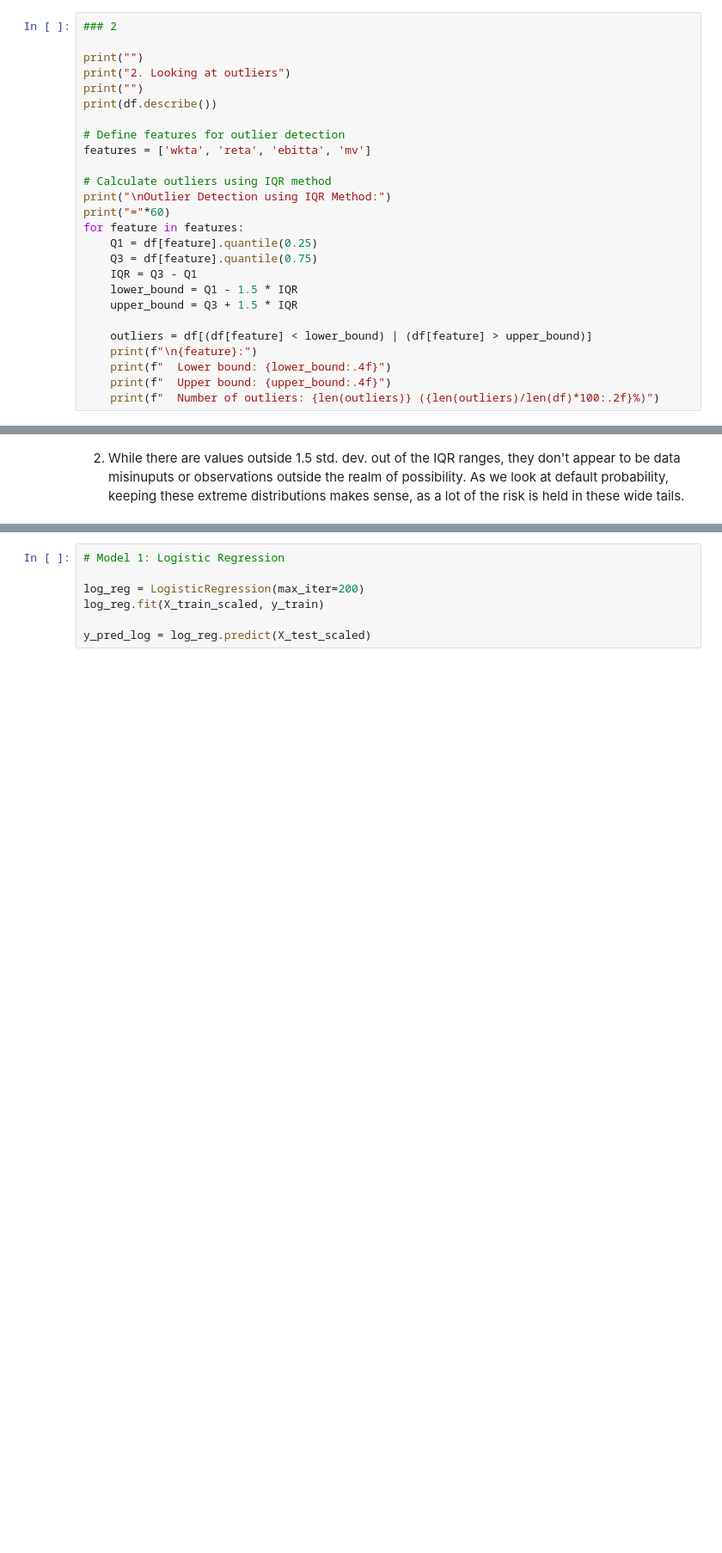
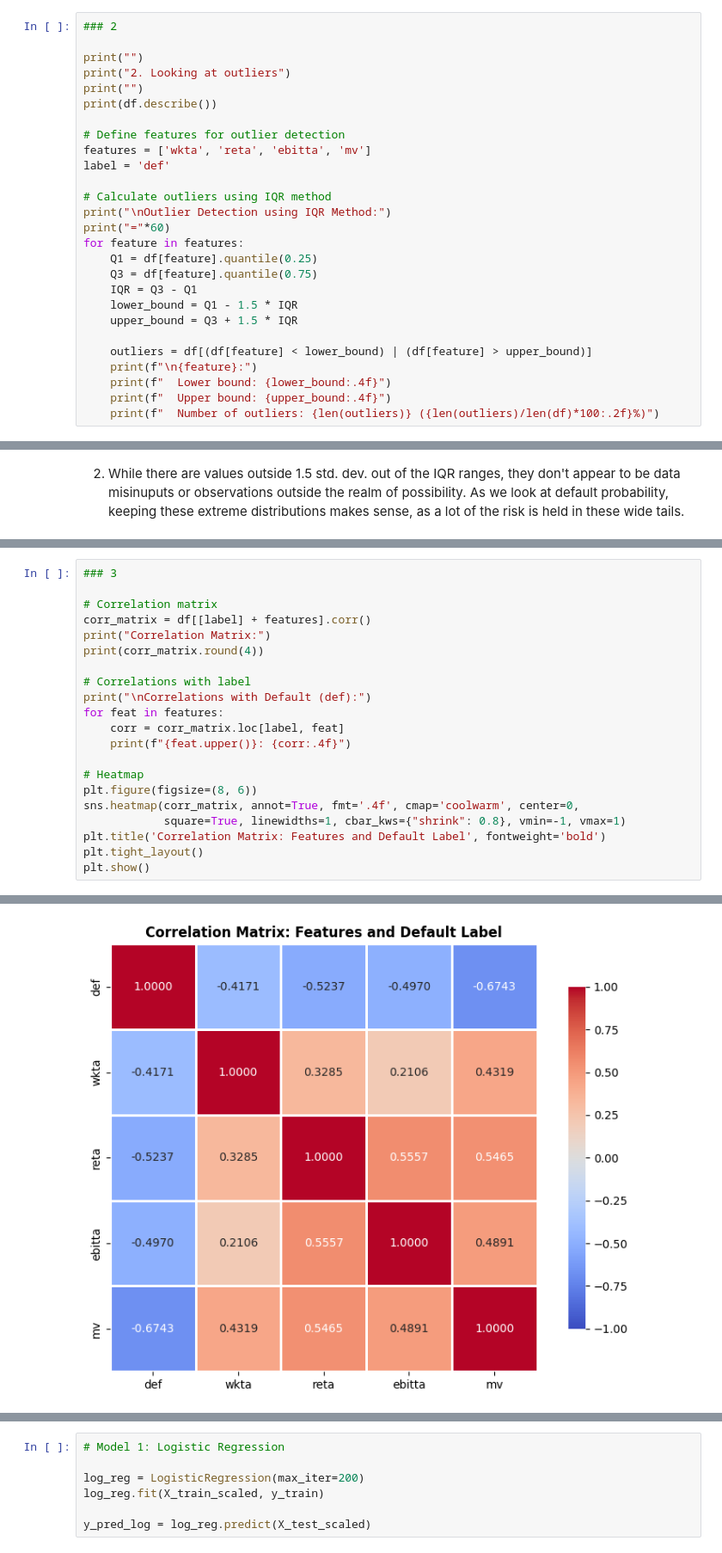
Before and after one commit to Milanpeter-77/Coursework-Predicting-Housing-Prices, a Jupyter notebook: ML4F_2025_Assignment_2.ipynb, the cells around one changed output, grey strips where cells are left out. Shown at 86% size. Cells and saved outputs as stored; diff of their text form; blank space fills up the shorter version.

```diff
--- a/ML4F_2025_Assignment_2.ipynb
+++ b/ML4F_2025_Assignment_2.ipynb
@@ -131,6 +131,7 @@ print(df.describe())
 
 # Define features for outlier detection
 features = ['wkta', 'reta', 'ebitta', 'mv']
+label = 'def'
 
 # Calculate outliers using IQR method
 print("\nOutlier Detection using IQR Method:")
@@ -173,0 +171,22 @@ mv:
+# %%
+### 3
+
+# Correlation matrix
+corr_matrix = df[[label] + features].corr()
+print("Correlation Matrix:")
+print(corr_matrix.round(4))
+
+# Correlations with label
+print("\nCorrelations with Default (def):")
+for feat in features:
+    corr = corr_matrix.loc[label, feat]
+    print(f"{feat.upper()}: {corr:.4f}")
+
+# Heatmap
+plt.figure(figsize=(8, 6))
+sns.heatmap(corr_matrix, annot=True, fmt='.4f', cmap='coolwarm', center=0,
+            square=True, linewidths=1, cbar_kws={"shrink": 0.8}, vmin=-1, vmax=1)
+plt.title('Correlation Matrix: Features and Default Label', fontweight='bold')
+plt.tight_layout()
+plt.show()
+# %% [output]
@@ -173,0 +206 @@ mv:
+[figure, added]
```
Also changed, not shown: parts of 9 cells of this notebook.
